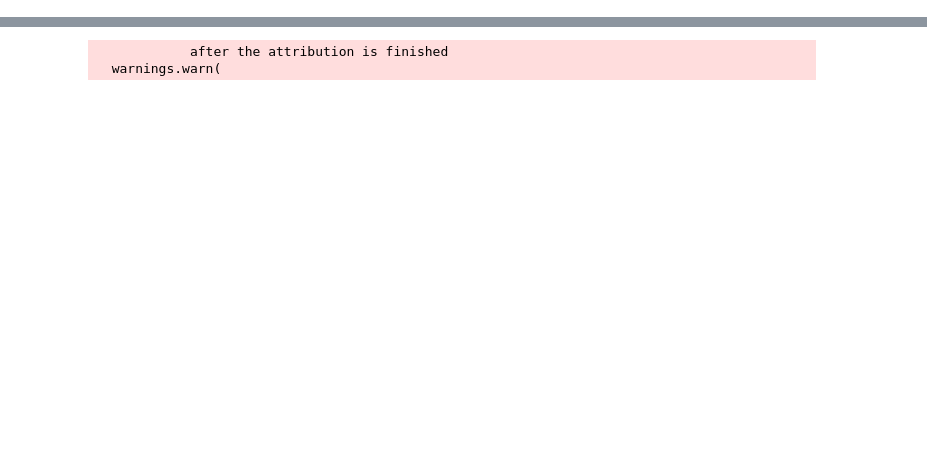
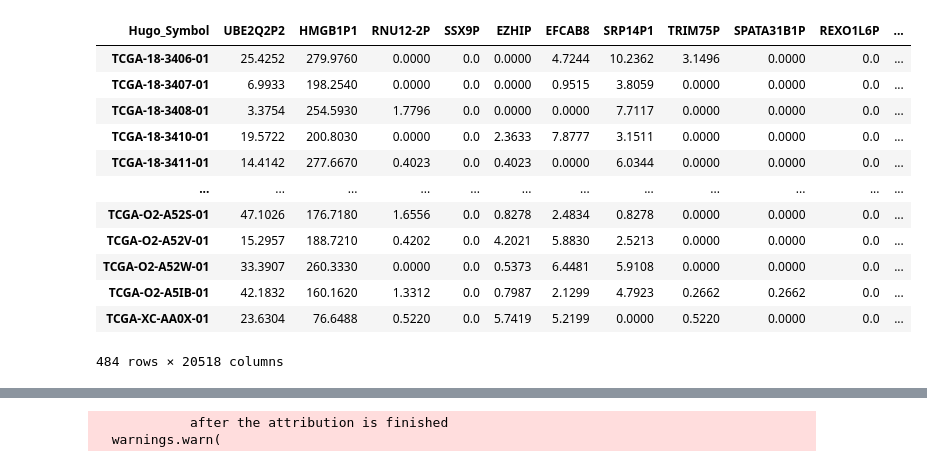
Before and after one commit to vanallenlab/pnet, a Jupyter notebook: src/cancer_type_prediction.ipynb, the cells around one changed output, grey strips where cells are left out. Drawn from its saved outputs; the diff is of its cells as text; code cells hidden in the pictures; blank space fills up the shorter version.

```diff
--- a/src/cancer_type_prediction.ipynb
+++ b/src/cancer_type_prediction.ipynb
@@ -11,3 +11,19 @@ from sklearn.metrics import roc_auc_score
 
 %load_ext autoreload
 %autoreload 2
+# %%
+lusc_exp
+# %% [output]
+| Hugo_Symbol | UBE2Q2P2 | HMGB1P1 | RNU12-2P | SSX9P | EZHIP | EFCAB8 | SRP14P1 | TRIM75P | SPATA31B1P | REXO1L6P | ... |
+| TCGA-18-3406-01 | 25.4252 | 279.9760 | 0.0000 | 0.0 | 0.0000 | 4.7244 | 10.2362 | 3.1496 | 0.0000 | 0.0 | ... |
+| TCGA-18-3407-01 | 6.9933 | 198.2540 | 0.0000 | 0.0 | 0.0000 | 0.9515 | 3.8059 | 0.0000 | 0.0000 | 0.0 | ... |
+| TCGA-18-3408-01 | 3.3754 | 254.5930 | 1.7796 | 0.0 | 0.0000 | 0.0000 | 7.7117 | 0.0000 | 0.0000 | 0.0 | ... |
+| TCGA-18-3410-01 | 19.5722 | 200.8030 | 0.0000 | 0.0 | 2.3633 | 7.8777 | 3.1511 | 0.0000 | 0.0000 | 0.0 | ... |
+| TCGA-18-3411-01 | 14.4142 | 277.6670 | 0.4023 | 0.0 | 0.4023 | 0.0000 | 6.0344 | 0.0000 | 0.0000 | 0.0 | ... |
+| ... | ... | ... | ... | ... | ... | ... | ... | ... | ... | ... | ... |
+| TCGA-O2-A52S-01 | 47.1026 | 176.7180 | 1.6556 | 0.0 | 0.8278 | 2.4834 | 0.8278 | 0.0000 | 0.0000 | 0.0 | ... |
+| TCGA-O2-A52V-01 | 15.2957 | 188.7210 | 0.4202 | 0.0 | 4.2021 | 5.8830 | 2.5213 | 0.0000 | 0.0000 | 0.0 | ... |
+| TCGA-O2-A52W-01 | 33.3907 | 260.3330 | 0.0000 | 0.0 | 0.5373 | 6.4481 | 5.9108 | 0.0000 | 0.0000 | 0.0 | ... |
+| TCGA-O2-A5IB-01 | 42.1832 | 160.1620 | 1.3312 | 0.0 | 0.7987 | 2.1299 | 4.7923 | 0.2662 | 0.2662 | 0.0 | ... |
+| TCGA-XC-AA0X-01 | 23.6304 | 76.6488 | 0.5220 | 0.0 | 5.7419 | 5.2199 | 0.0000 | 0.5220 | 0.0000 | 0.0 | ... |
+484 rows × 20518 columns
```
Also changed, not shown: parts of 23 cells of this notebook, 6 other files.
